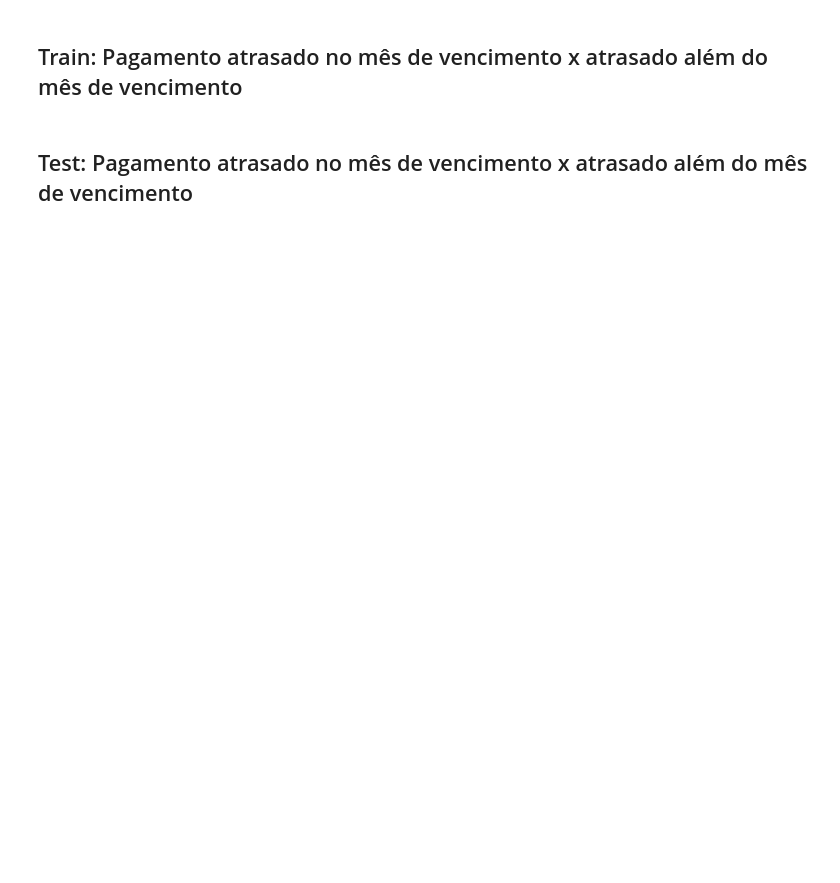
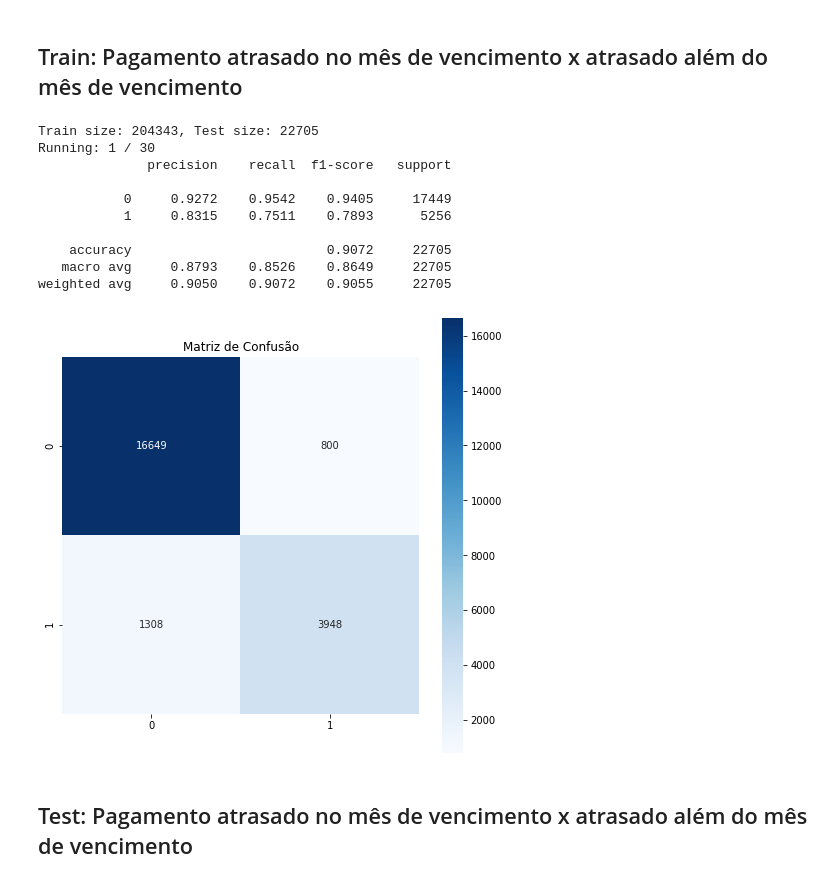
Before and after one commit to arthurflor23/invoice-payment-prediction, a Jupyter notebook: dso/random_forest_classifier.ipynb, the cells around one changed output. Saved outputs shown, nothing was run; the diff lists cells and outputs as text; code cells hidden in the pictures; blank space fills up the shorter version.

```diff
--- a/dso/random_forest_classifier.ipynb
+++ b/dso/random_forest_classifier.ipynb
@@ -201,21 +236,34 @@ plot_confusion_matrix(y_test_paidlate['PaidLate'], test_pred_paidlate, cmap='YlO
 # %%
 y_train_paidlate_am = train[train['PaidLate'] == 1][y_columns]
 x_train_paidlate_am = train[train['PaidLate'] == 1][x_columns]
 
 qt_train_paidlate_am = RobustScaler(quantile_range=(25.0, 75.0))
 x_train_paidlate_am.iloc[:][:] = qt_train_paidlate_am.fit_transform(x_train_paidlate_am.to_numpy())
 
 
-clf = RandomForestClassifier(n_estimators=100,
+clf = RandomForestClassifier(n_estimators=512,
                              criterion='entropy',
+                             max_features='sqrt',
                              min_samples_split=8,
                              class_weight='balanced',
                              random_state=42)
 
 
 train_gt_paidlate_am, train_pred_paidlate_am, clf = cross_validation(clf, x_train_paidlate_am, y_train_paidlate_am['PaidLateAM'], n_splits=10, n_repeats=3)
 
 plot_confusion_matrix(train_gt_paidlate_am, train_pred_paidlate_am, cmap='Blues')
+# %% [output]
+Train size: 204343, Test size: 22705
+Running: 1 / 30
+              precision    recall  f1-score   support
+
+           0     0.9272    0.9542    0.9405     17449
+           1     0.8315    0.7511    0.7893      5256
+
+    accuracy                         0.9072     22705
+   macro avg     0.8793    0.8526    0.8649     22705
+weighted avg     0.9050    0.9072    0.9055     22705
+[figure, added]
 # %% [markdown]
 ## Test: Pagamento atrasado no mês de vencimento x atrasado além do mês de vencimento
 # %%
```
Also changed, not shown: parts of 6 cells of this notebook.
